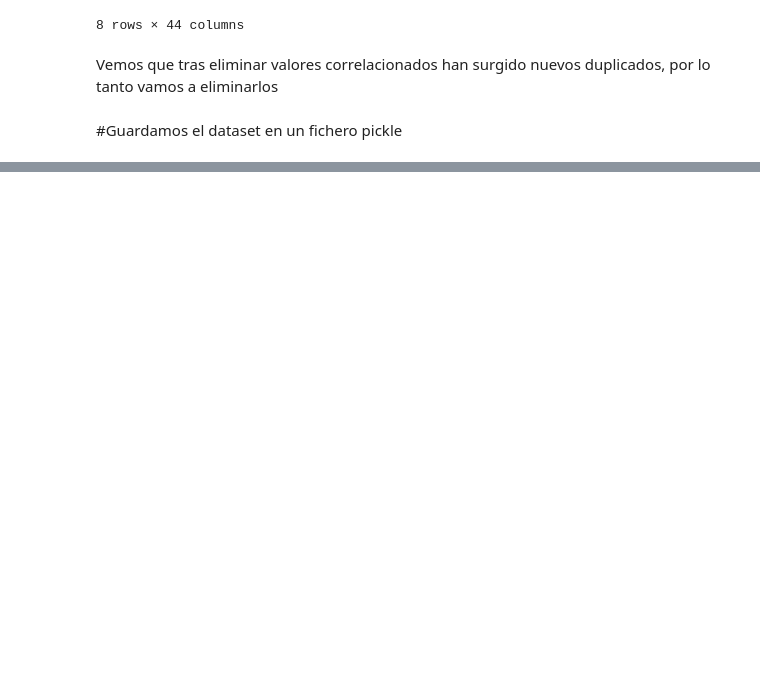
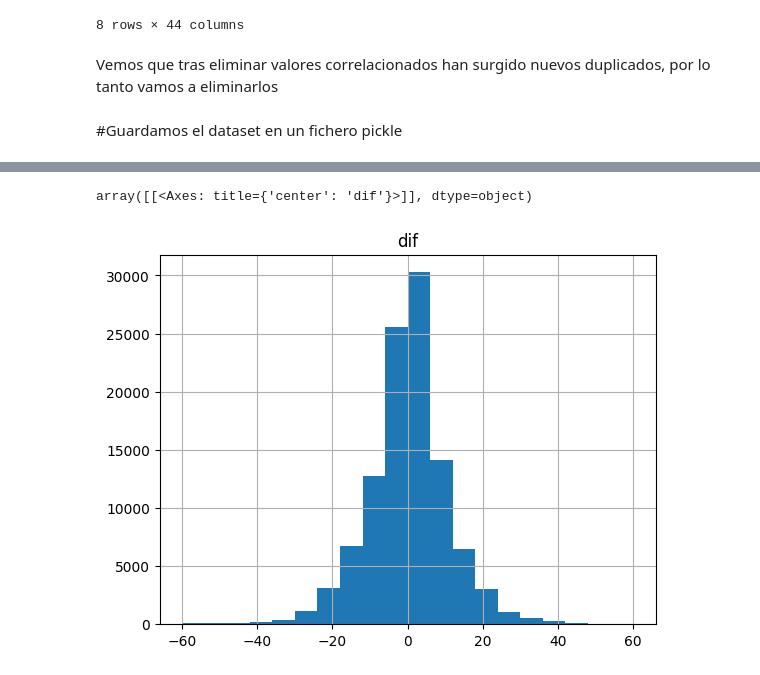
Before and after one commit to csipop/TAREAS_MASTER, a Jupyter notebook: Tarea_1_Limpieza_de_datos.ipynb, the cells around one changed output, grey strips where cells are left out. Cells and saved outputs as stored; diff of their text form; code cells hidden in the pictures; blank space fills up the shorter version.

Commit message:
Predicción usando un modelo ML

```diff
--- a/Tarea_1_Limpieza_de_datos.ipynb
+++ b/Tarea_1_Limpieza_de_datos.ipynb
@@ -1143,0 +1171,2 @@ pd.to_pickle(Renfe_prep,"/content/drive/MyDrive/Limpieza de datos/df_renfe_clean
+# %%
+lin_leg.fit(x_train, y_train) #Entrenamos el modelo con los datos de train
@@ -1143,0 +1175,4 @@ pd.to_pickle(Renfe_prep,"/content/drive/MyDrive/Limpieza de datos/df_renfe_clean
+# %%
+y_pred = lin_leg.predict(x_test) #Predecimos con el modelo entrenado usando los datasets de test
+# %%
+df_resultados = pd.DataFrame({'Actual':y_test, 'Predicted':y_pred}) #Creamos un dataset con el precio predecido y el precio real del dataset test
@@ -1143,0 +1231,2 @@ pd.to_pickle(Renfe_prep,"/content/drive/MyDrive/Limpieza de datos/df_renfe_clean
+# %%
+df_resultados["dif"]=df_resultados["Predicted"]-df_resultados["Actual"]
@@ -1143,0 +1249,5 @@ pd.to_pickle(Renfe_prep,"/content/drive/MyDrive/Limpieza de datos/df_renfe_clean
+# %%
+df_resultados.hist("dif", range=[-60,60], bins=20)
+# %% [output]
+array([[<Axes: title={'center': 'dif'}>]], dtype=object)
+[figure, added]
```
Also changed, not shown: parts of 18 cells of this notebook.
